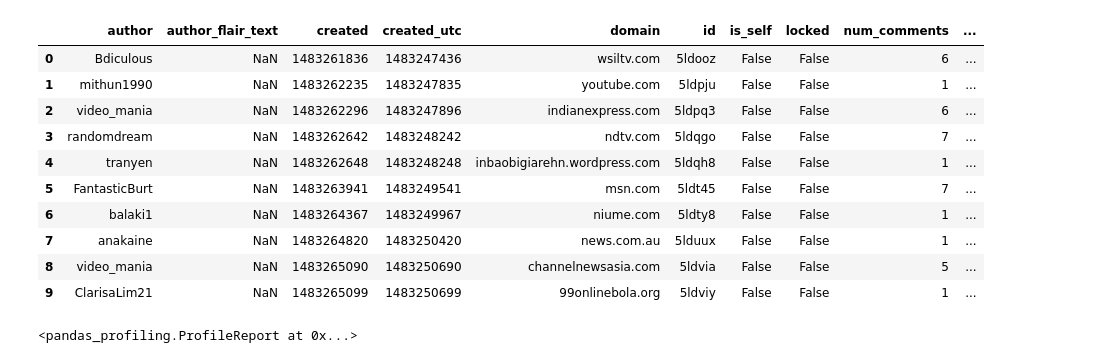
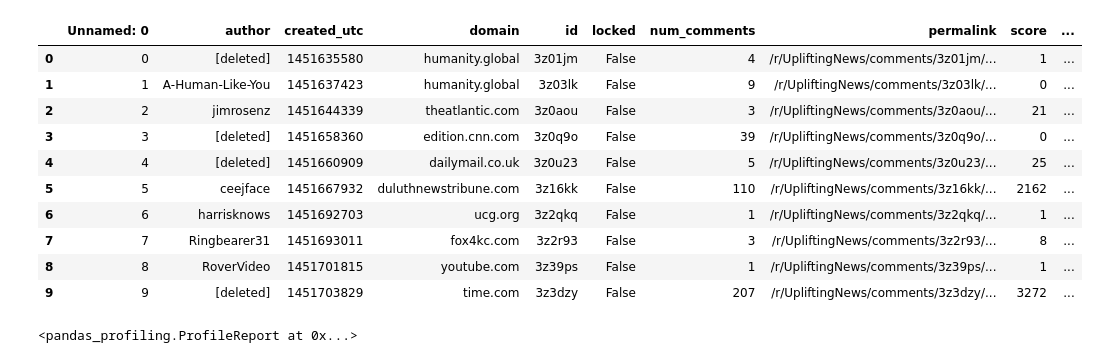
Before and after one commit to anazareth/reddit-capstone, a Jupyter notebook: reddit_analysis.ipynb, the cells around one changed output. Saved outputs shown, nothing was run; the diff lists cells and outputs as text; code cells hidden in the pictures.

```diff
--- a/reddit_analysis.ipynb
+++ b/reddit_analysis.ipynb
@@ -1,21 +1,25 @@
 # %%
 import pandas as pd
 
-raw_data = pd.read_csv(r"C:\Repos\reddit-capstone\reddit-capstone\reddit-capstone\reddit_news_2017_all.csv", encoding = "utf-8", low_memory=False)
+# raw_data = pd.read_csv(r"C:\Repos\reddit-capstone\reddit-capstone\reddit-capstone\reddit_news_2017_all.csv", encoding = "utf-8", low_memory=False)
+
+uplifting2016_raw = pd.read_csv(r"C:\Repos\reddit-capstone\reddit-capstone\reddit-capstone\reddit_upliftingnews_2016_all.csv", encoding = "utf-8", low_memory=False)
+uplifting2017_raw = pd.read_csv(r"C:\Repos\reddit-capstone\reddit-capstone\reddit-capstone\reddit_upliftingnews_2017_all.csv", encoding = "utf-8", low_memory=False)
+raw_data = uplifting2016_raw.append(uplifting2017_raw, ignore_index=True)
 
 raw_data.iloc[:10,:]
 # %% [output]
-|  | author | author_flair_text | created | created_utc | domain | id | is_self | locked | num_comments | ... |
-| 0 | Bdiculous | NaN | 1483261836 | 1483247436 | wsiltv.com | 5ldooz | False | False | 6 | ... |
-| 1 | mithun1990 | NaN | 1483262235 | 1483247835 | youtube.com | 5ldpju | False | False | 1 | ... |
-| 2 | video_mania | NaN | 1483262296 | 1483247896 | indianexpress.com | 5ldpq3 | False | False | 6 | ... |
-| 3 | randomdream | NaN | 1483262642 | 1483248242 | ndtv.com | 5ldqgo | False | False | 7 | ... |
-| 4 | tranyen | NaN | 1483262648 | 1483248248 | inbaobigiarehn.wordpress.com | 5ldqh8 | False | False | 1 | ... |
-| 5 | FantasticBurt | NaN | 1483263941 | 1483249541 | msn.com | 5ldt45 | False | False | 7 | ... |
-| 6 | balaki1 | NaN | 1483264367 | 1483249967 | niume.com | 5ldty8 | False | False | 1 | ... |
-| 7 | anakaine | NaN | 1483264820 | 1483250420 | news.com.au | 5lduux | False | False | 1 | ... |
-| 8 | video_mania | NaN | 1483265090 | 1483250690 | channelnewsasia.com | 5ldvia | False | False | 5 | ... |
-| 9 | ClarisaLim21 | NaN | 1483265099 | 1483250699 | 99onlinebola.org | 5ldviy | False | False | 1 | ... |
+|  | Unnamed: 0 | author | created_utc | domain | id | locked | num_comments | permalink | score | ... |
+| 0 | 0 | [deleted] | 1451635580 | humanity.global | 3z01jm | False | 4 | /r/UpliftingNews/comments/3z01jm/... | 1 | ... |
+| 1 | 1 | A-Human-Like-You | 1451637423 | humanity.global | 3z03lk | False | 9 | /r/UpliftingNews/comments/3z03lk/... | 0 | ... |
+| 2 | 2 | jimrosenz | 1451644339 | theatlantic.com | 3z0aou | False | 3 | /r/UpliftingNews/comments/3z0aou/... | 21 | ... |
+| 3 | 3 | [deleted] | 1451658360 | edition.cnn.com | 3z0q9o | False | 39 | /r/UpliftingNews/comments/3z0q9o/... | 0 | ... |
+| 4 | 4 | [deleted] | 1451660909 | dailymail.co.uk | 3z0u23 | False | 5 | /r/UpliftingNews/comments/3z0u23/... | 25 | ... |
+| 5 | 5 | ceejface | 1451667932 | duluthnewstribune.com | 3z16kk | False | 110 | /r/UpliftingNews/comments/3z16kk/... | 2162 | ... |
+| 6 | 6 | harrisknows | 1451692703 | ucg.org | 3z2qkq | False | 1 | /r/UpliftingNews/comments/3z2qkq/... | 1 | ... |
+| 7 | 7 | Ringbearer31 | 1451693011 | fox4kc.com | 3z2r93 | False | 3 | /r/UpliftingNews/comments/3z2r93/... | 8 | ... |
+| 8 | 8 | RoverVideo | 1451701815 | youtube.com | 3z39ps | False | 1 | /r/UpliftingNews/comments/3z39ps/... | 1 | ... |
+| 9 | 9 | [deleted] | 1451703829 | time.com | 3z3dzy | False | 207 | /r/UpliftingNews/comments/3z3dzy/... | 3272 | ... |
 # %%
 import pandas_profiling
 
```
Also changed, not shown: parts of 7 cells of this notebook.
